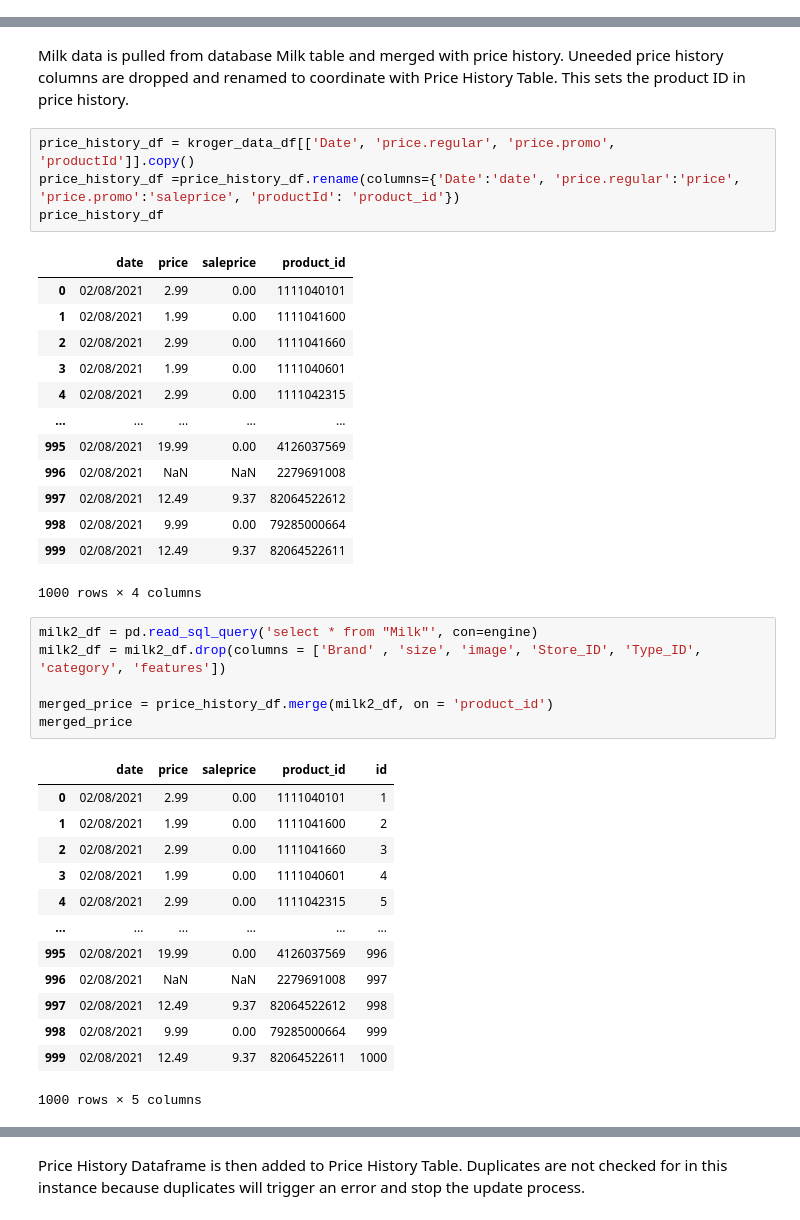
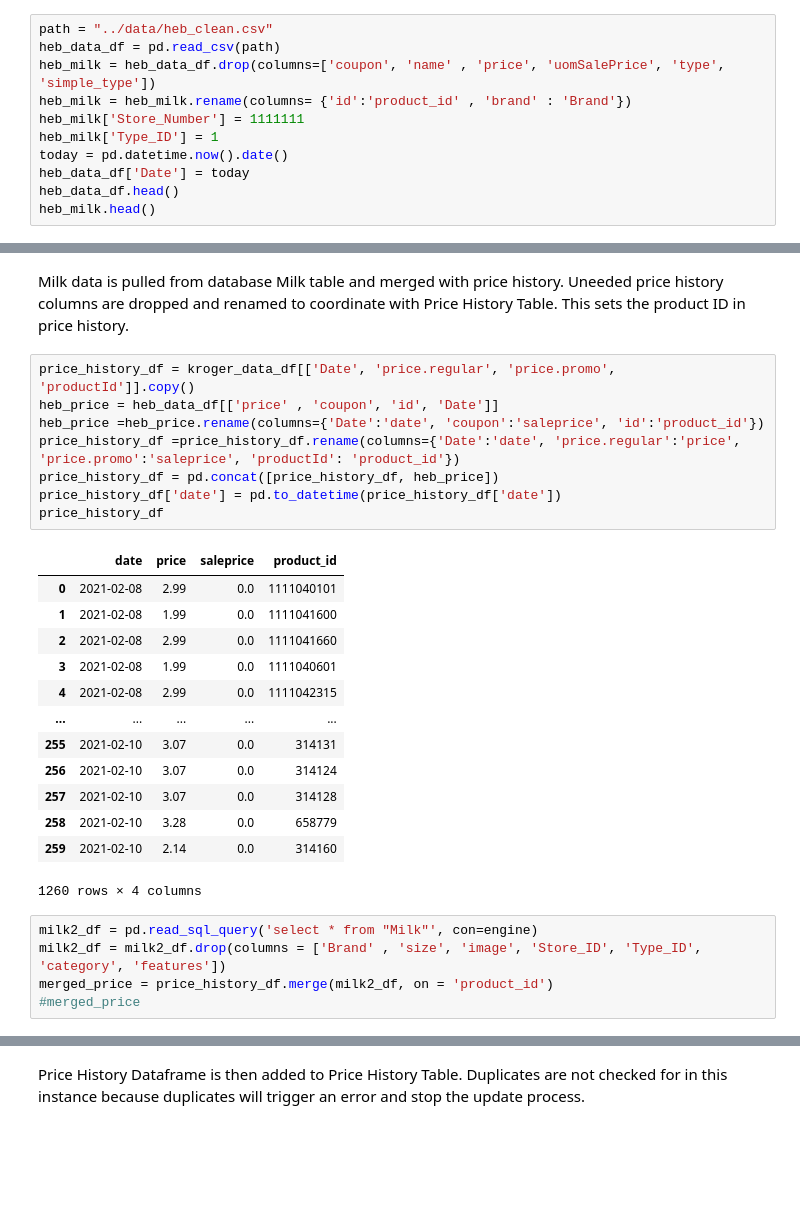
Before and after one commit to ykrasnikov/ETL-project, a Jupyter notebook: database/data_etl.ipynb, the cells around one changed output, grey strips where cells are left out. Drawn from its saved outputs; the diff is of its cells as text; blank space fills up the shorter version.

```diff
--- a/database/data_etl.ipynb
+++ b/database/data_etl.ipynb
@@ -16,3 +16,14 @@ kroger_data_df.head()
 | 2 | 2 | 1111041660 | ['Dairy'] | Kroger | Kroger® 1% Lowfat Milk | 1 gal | 2.99 | 0.0 | 02/08/2021 | ... |
 | 3 | 3 | 1111040601 | ['Dairy'] | Kroger | Kroger® Vitamin D Whole Milk | 1/2 gal | 1.99 | 0.0 | 02/08/2021 | ... |
 | 4 | 4 | 1111042315 | ['Dairy'] | Kroger | Kroger® Fat Free Skim Milk | 1 gal | 2.99 | 0.0 | 02/08/2021 | ... |
+# %%
+path = "../data/heb_clean.csv"
+heb_data_df = pd.read_csv(path)
+heb_milk = heb_data_df.drop(columns=['coupon', 'name' , 'price', 'uomSalePrice', 'type', 'simple_type'])
+heb_milk = heb_milk.rename(columns= {'id':'product_id' , 'brand' : 'Brand'})
+heb_milk['Store_Number'] = 1111111
+heb_milk['Type_ID'] = 1
+today = pd.datetime.now().date()
+heb_data_df['Date'] = today
+heb_data_df.head()
+heb_milk.head()
@@ -163,42 +184,31 @@ pd.read_sql_query('select * from "Milk"', con=engine)
 Milk data is pulled from database Milk table and merged with price history. Uneeded price history columns are dropped and renamed to coordinate with Price History Table. This sets the product ID in price history.
 # %%
 price_history_df = kroger_data_df[['Date', 'price.regular', 'price.promo', 'productId']].copy()
+heb_price = heb_data_df[['price' , 'coupon', 'id', 'Date']]
+heb_price =heb_price.rename(columns={'Date':'date', 'coupon':'saleprice', 'id':'product_id'})
 price_history_df =price_history_df.rename(columns={'Date':'date', 'price.regular':'price', 'price.promo':'saleprice', 'productId': 'product_id'})
+price_history_df = pd.concat([price_history_df, heb_price])
+price_history_df['date'] = pd.to_datetime(price_history_df['date'])
 price_history_df
 # %% [output]
 |  | date | price | saleprice | product_id |
-| 0 | 02/08/2021 | 2.99 | 0.00 | 1111040101 |
-| 1 | 02/08/2021 | 1.99 | 0.00 | 1111041600 |
-| 2 | 02/08/2021 | 2.99 | 0.00 | 1111041660 |
-| 3 | 02/08/2021 | 1.99 | 0.00 | 1111040601 |
-| 4 | 02/08/2021 | 2.99 | 0.00 | 1111042315 |
+| 0 | 2021-02-08 | 2.99 | 0.0 | 1111040101 |
+| 1 | 2021-02-08 | 1.99 | 0.0 | 1111041600 |
+| 2 | 2021-02-08 | 2.99 | 0.0 | 1111041660 |
+| 3 | 2021-02-08 | 1.99 | 0.0 | 1111040601 |
+| 4 | 2021-02-08 | 2.99 | 0.0 | 1111042315 |
 | ... | ... | ... | ... | ... |
-| 995 | 02/08/2021 | 19.99 | 0.00 | 4126037569 |
-| 996 | 02/08/2021 | NaN | NaN | 2279691008 |
-| 997 | 02/08/2021 | 12.49 | 9.37 | 82064522612 |
-| 998 | 02/08/2021 | 9.99 | 0.00 | 79285000664 |
-| 999 | 02/08/2021 | 12.49 | 9.37 | 82064522611 |
+| 255 | 2021-02-10 | 3.07 | 0.0 | 314131 |
+| 256 | 2021-02-10 | 3.07 | 0.0 | 314124 |
+| 257 | 2021-02-10 | 3.07 | 0.0 | 314128 |
+| 258 | 2021-02-10 | 3.28 | 0.0 | 658779 |
+| 259 | 2021-02-10 | 2.14 | 0.0 | 314160 |
-1000 rows × 4 columns
+1260 rows × 4 columns
 # %%
 milk2_df = pd.read_sql_query('select * from "Milk"', con=engine)
 milk2_df = milk2_df.drop(columns = ['Brand' , 'size', 'image', 'Store_ID', 'Type_ID', 'category', 'features'])
-
 merged_price = price_history_df.merge(milk2_df, on = 'product_id')
-merged_price
+#merged_price
-# %% [output]
-|  | date | price | saleprice | product_id | id |
-| 0 | 02/08/2021 | 2.99 | 0.00 | 1111040101 | 1 |
-| 1 | 02/08/2021 | 1.99 | 0.00 | 1111041600 | 2 |
-| 2 | 02/08/2021 | 2.99 | 0.00 | 1111041660 | 3 |
-| 3 | 02/08/2021 | 1.99 | 0.00 | 1111040601 | 4 |
-| 4 | 02/08/2021 | 2.99 | 0.00 | 1111042315 | 5 |
-| ... | ... | ... | ... | ... | ... |
-| 995 | 02/08/2021 | 19.99 | 0.00 | 4126037569 | 996 |
-| 996 | 02/08/2021 | NaN | NaN | 2279691008 | 997 |
-| 997 | 02/08/2021 | 12.49 | 9.37 | 82064522612 | 998 |
-| 998 | 02/08/2021 | 9.99 | 0.00 | 79285000664 | 999 |
-| 999 | 02/08/2021 | 12.49 | 9.37 | 82064522611 | 1000 |
-1000 rows × 5 columns
 # %%
 merged_price = merged_price.drop(columns = ['product_id'])
 merged_price = merged_price.rename(columns = {'id' : 'product_id'})
```
Also changed, not shown: parts of 11 cells of this notebook, 4 other files.
